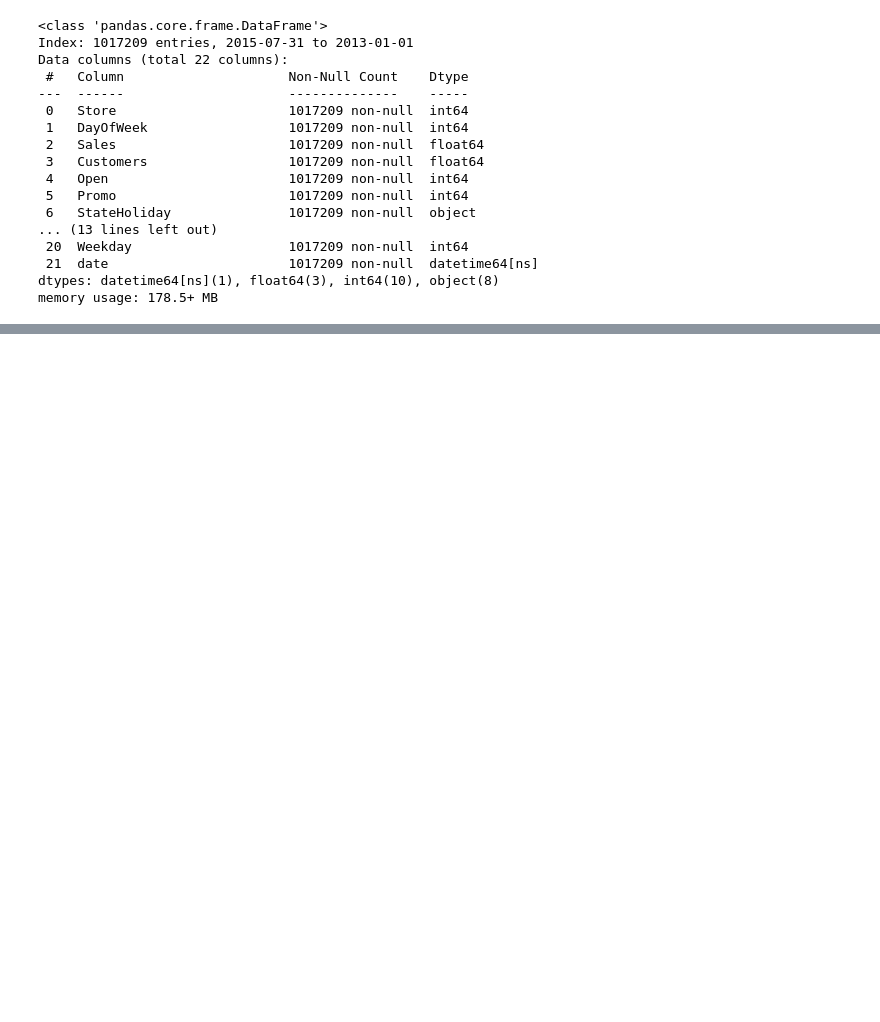
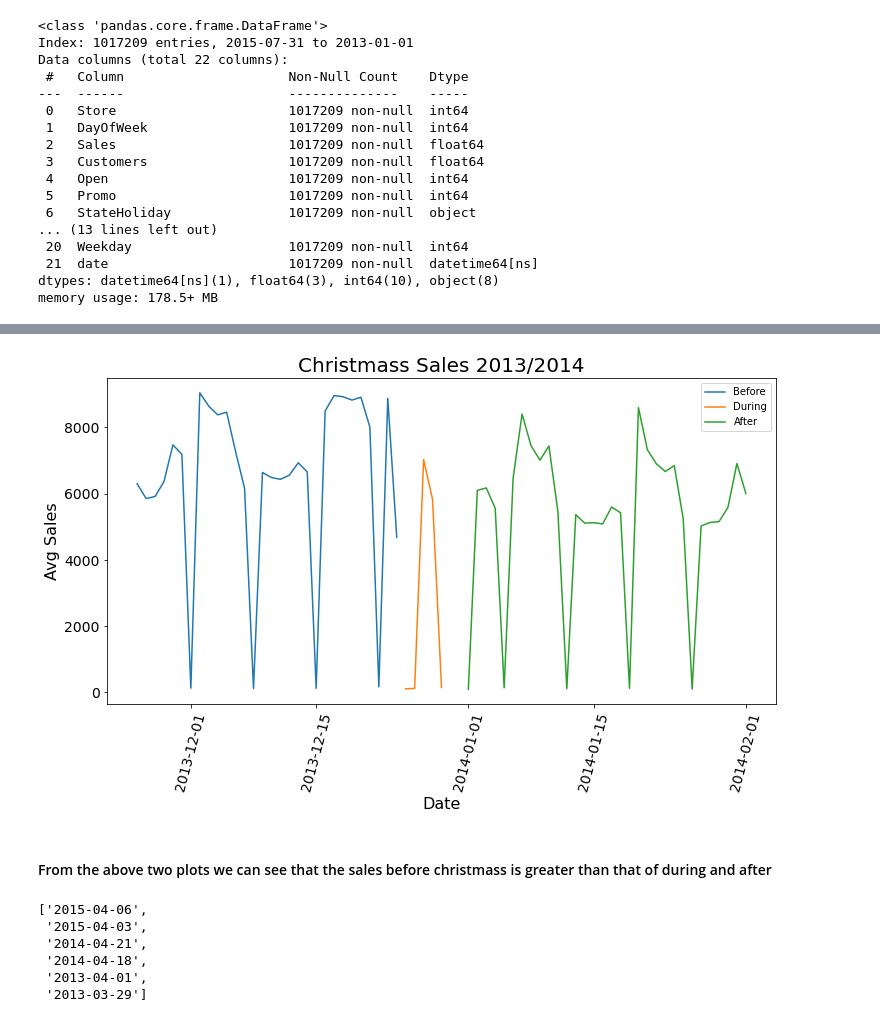
Before and after one commit to Micky373/Sales_forcasting, a Jupyter notebook: notebooks/data_exploration.ipynb, the cells around one changed output, grey strips where cells are left out. Cells and saved outputs as stored; diff of their text form; code cells hidden in the pictures; blank space fills up the shorter version.

Commit message:
Visualize all the holiday effects

```diff
--- a/notebooks/data_exploration.ipynb
+++ b/notebooks/data_exploration.ipynb
@@ -224,0 +223,40 @@ plt.savefig('../data/christmass_sales_analysis.jpg')
+# %%
+# Creating the before after and during time stamp dataframe for 2013/14
+
+before_index = (train["date"] >= pd.to_datetime("2013-11-25")) & (train["date"] < pd.to_datetime("2013-12-25")) # Taking the one month before xmass
+before_xmass = train[before_index].groupby("date").agg({"Sales": "mean"})
+
+during_index = (train["date"] >= pd.to_datetime("2013-12-25")) & (train["date"] < pd.to_datetime("2013-12-30")) # Thinking that the holiday will last for 6 days
+during_xmass = train[during_index].groupby("date").agg({"Sales": "mean"})
+
+after_index = (train["date"] >= pd.to_datetime("2014-01-01")) & (train["date"] < pd.to_datetime("2014-02-02"))# Taking the one month after xmass
+after_xmass = train[after_index].groupby("date").agg({"Sales": "mean"})
+# %%
+# Plotting the graph of xmass sales before, after and during
+
+plt.figure(figsize=(12, 6))
+
+sns.lineplot(x = before_xmass.index, y = before_xmass["Sales"], label='Before')
+sns.lineplot(x = during_xmass.index, y = during_xmass["Sales"], label='During')
+sns.lineplot(x = after_xmass.index, y = after_xmass["Sales"], label='After')
+
+plt.title("Christmass Sales 2013/2014", size=20)
+plt.xticks(rotation=75, fontsize=14)
+plt.yticks(fontsize=14)
+plt.xlabel(xlabel="Date", fontsize=16)
+plt.ylabel(ylabel="Avg Sales", fontsize=16)
+plt.savefig('../charts/christmass_sales_analysis_13-14.jpg')
+plt.show()
+# %% [output]
+[figure, added]
+# %% [markdown]
+#### From the above two plots we can see that the sales before christmass is greater than that of during and after
+# %%
+easter_holiday_list.index.unique().tolist()
+# %% [output]
+['2015-04-06',
+ '2015-04-03',
+ '2014-04-21',
+ '2014-04-18',
+ '2013-04-01',
+ '2013-03-29']
```
Also changed, not shown: parts of 7 cells of this notebook, 6 other files.
